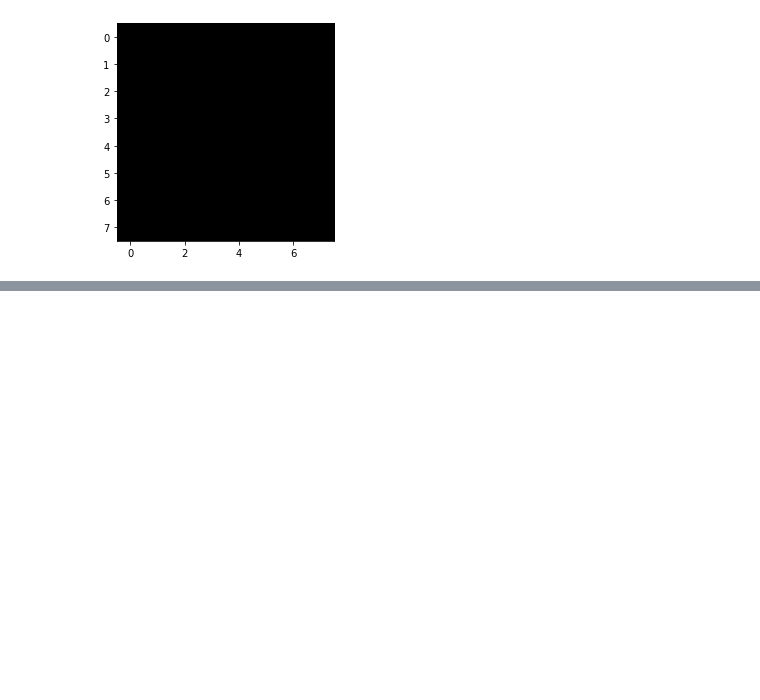
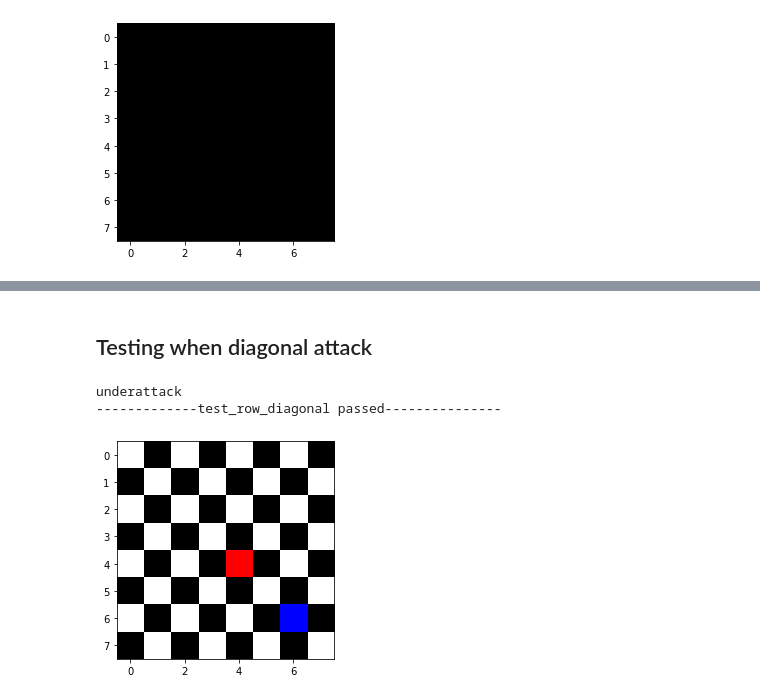
Before and after one commit to Omardyab/chess-board, a Jupyter notebook: chess_board.ipynb, the cells around one changed output, grey strips where cells are left out. Drawn from its saved outputs; the diff is of its cells as text; code cells hidden in the pictures; blank space fills up the shorter version.

```diff
--- a/chess_board.ipynb
+++ b/chess_board.ipynb
@@ -27,0 +92,14 @@ NameError: name 'Chessboard' is not defined
+# %% [markdown]
+## Testing when diagonal attack
+# %%
+
+test_row_diagonal = ChessBoard()
+test_row_diagonal.add_red(4, 4)
+test_row_diagonal.add_blue(6, 6)
+test_row_diagonal.render()
+assert test_row_diagonal.is_under_attack() == True
+print("-------------test_row_diagonal passed---------------")
+# %% [output]
+underattack
+-------------test_row_diagonal passed---------------
+[figure, added]
```
Also changed, not shown: parts of 12 cells of this notebook.
